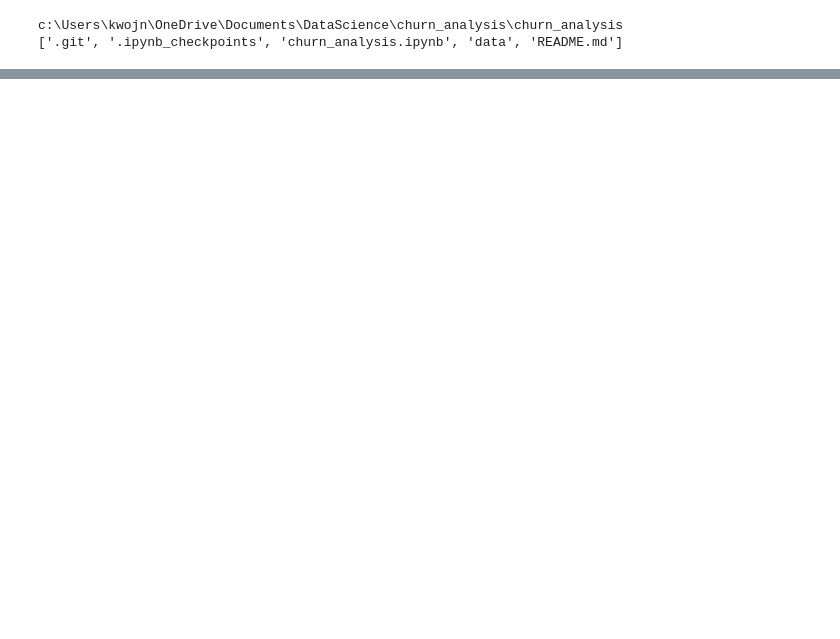
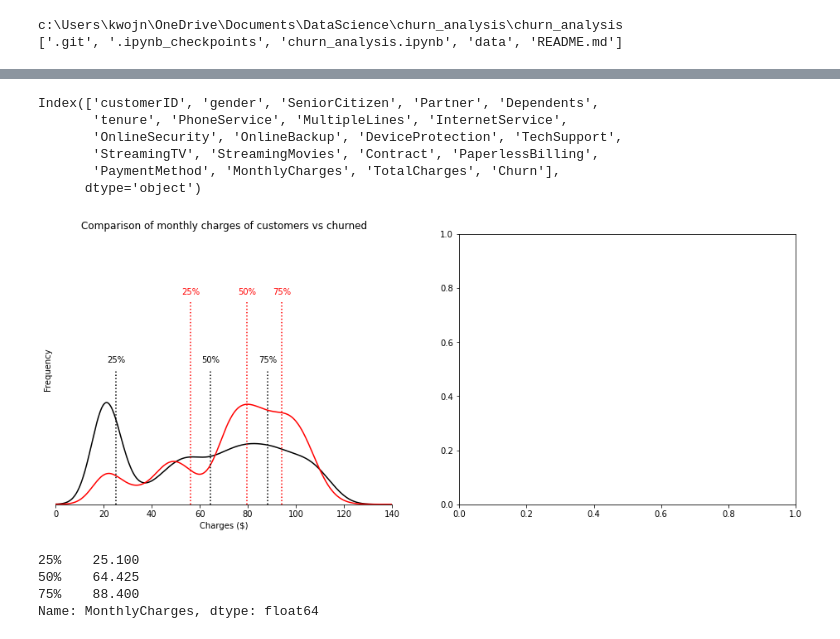
Before and after one commit to kwovadis/churn_analysis, a Jupyter notebook: churn_analysis.ipynb, the cells around one changed output, grey strips where cells are left out. Cells and saved outputs as stored; diff of their text form; code cells hidden in the pictures; blank space fills up the shorter version.

Commit message:
First business question - monthly & total charges analysis vs churn rate

```diff
--- a/churn_analysis.ipynb
+++ b/churn_analysis.ipynb
@@ -47,0 +109,13 @@ Number of nan values in table = 0
+# %%
+# Clean rows that contain Nan or empty values (in total charges)
+df_clean = df.drop(index_null_values, inplace=False).copy()
+df_clean['TotalCharges'] = pd.to_numeric(df_clean['TotalCharges'], errors = 'raise')
+
+# pd.to_numeric(df_clean['TotalCharges'], errors = 'raise')
+
+
+rows_clean = df_clean.shape[0]
+cols_clean = df_clean.shape[1]
+
+print(f'New number of rows = {rows_clean} vs old number of rows = {rows}')
+print(f'New number of cols = {cols_clean} vs old number of cols = {cols}')
@@ -47,0 +135,6 @@ Number of nan values in table = 0
+# %%
+total_charges_customer = df_clean[df_clean.Churn == 'No']['TotalCharges']
+total_charges_churned = df_clean[df_clean.Churn == 'Yes']['TotalCharges']
+
+print(f'Number of customers: {total_charges_customer.shape[0]}')
+print(f'Number churned: {total_charges_churned.shape[0]}')
@@ -47,0 +217,52 @@ Number of nan values in table = 0
+# %%
+df_clean.columns
+# %% [output]
+Index(['customerID', 'gender', 'SeniorCitizen', 'Partner', 'Dependents',
+       'tenure', 'PhoneService', 'MultipleLines', 'InternetService',
+       'OnlineSecurity', 'OnlineBackup', 'DeviceProtection', 'TechSupport',
+       'StreamingTV', 'StreamingMovies', 'Contract', 'PaperlessBilling',
+       'PaymentMethod', 'MonthlyCharges', 'TotalCharges', 'Churn'],
+      dtype='object')
+# %%
+fig, ax = plt.subplots(1, 2, figsize = (16,6))
+# PLOTS
+# Histogram
+# monthly_charges_customer.plot(kind = "hist", color = 'grey', alpha=0.5, density = True, bins = 15, ax=ax[0]) # change density to true, because KDE uses density
+# monthly_charges_churned.plot(kind = "hist", color = 'salmon', alpha=0.5, density = True, bins = 15, ax=ax[0]) # change density to true, because KDE uses density
+
+# KDE
+monthly_charges_customer.plot(kind = "kde", color='black', label='MonthlyCharges', ax=ax[0])
+monthly_charges_churned.plot(kind = "kde", color='red', label='MonthlyCharges', ax=ax[0])
+
+# Plot percentiles
+# monthly_charges_customer.plot(kind = "kde", color='black', label='MonthlyCharges')
+# monthly_charges_churned.plot(kind = "kde", color='red', label='MonthlyCharges')
+quantile_labels = monthly_charges_customer.describe()[-4:-1].index
+quantiles_customer = monthly_charges_customer.describe()[-4:-1]
+quantiles_churned = monthly_charges_churned.describe()[-4:-1]
+trans = ax[0].get_xaxis_transform()
+
+for i in range(3):
+    ax[0].axvline(quantiles_customer[i], color='black', ymax=0.5, alpha = 1, linestyle = ":")
+    ax[0].axvline(monthly_charges_churned.describe()[-4:-1][i], color='red', ymax=0.75, alpha = 1, linestyle = ":")
+    plt.text(quantiles_customer[i], .52, str(quantile_labels[i]), color = 'black', transform=trans, ha='center', va='bottom')
+    plt.text(quantiles_churned[i], .77, str(quantile_labels[i]), color = 'red', transform=trans, ha='center', va='bottom')
+
+# X & Y labels & title
+ax[0].set_xlabel("Charges ($)"), ax[0].set_ylabel('Frequency'), ax[0].set_title("Comparison of monthly charges of customers vs churned")
+# Configure plot
+ax[0].set_xlim(0, 140), ax[0].set_ylim(0, 0.05)
+# ax.tick_params(left = False, bottom = False)
+ax[0].set_yticks([])
+ax[0].spines[['left', 'right', 'top']].set_visible(False)
+
+# plt.show()
+# %% [output]
+[figure, added]
+# %%
+monthly_charges_customer.describe()[-4:-1]
+# %% [output]
+25%    25.100
+50%    64.425
+75%    88.400
+Name: MonthlyCharges, dtype: float64
```
Also changed, not shown: parts of 19 cells of this notebook.
